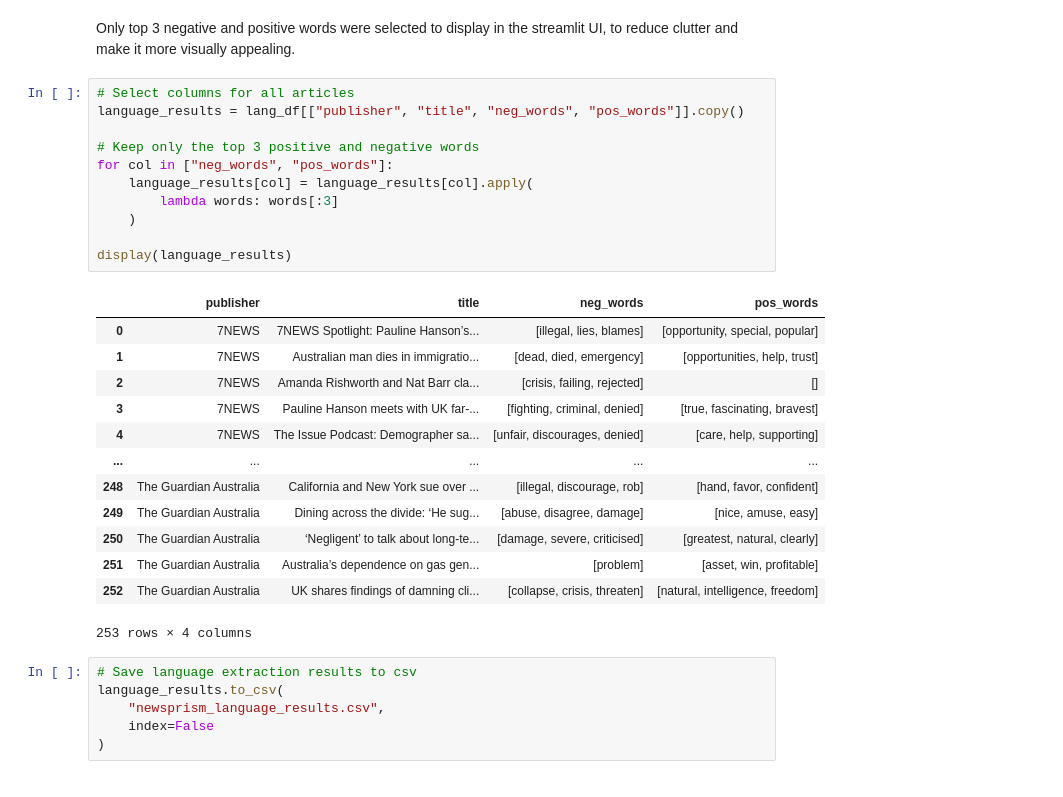
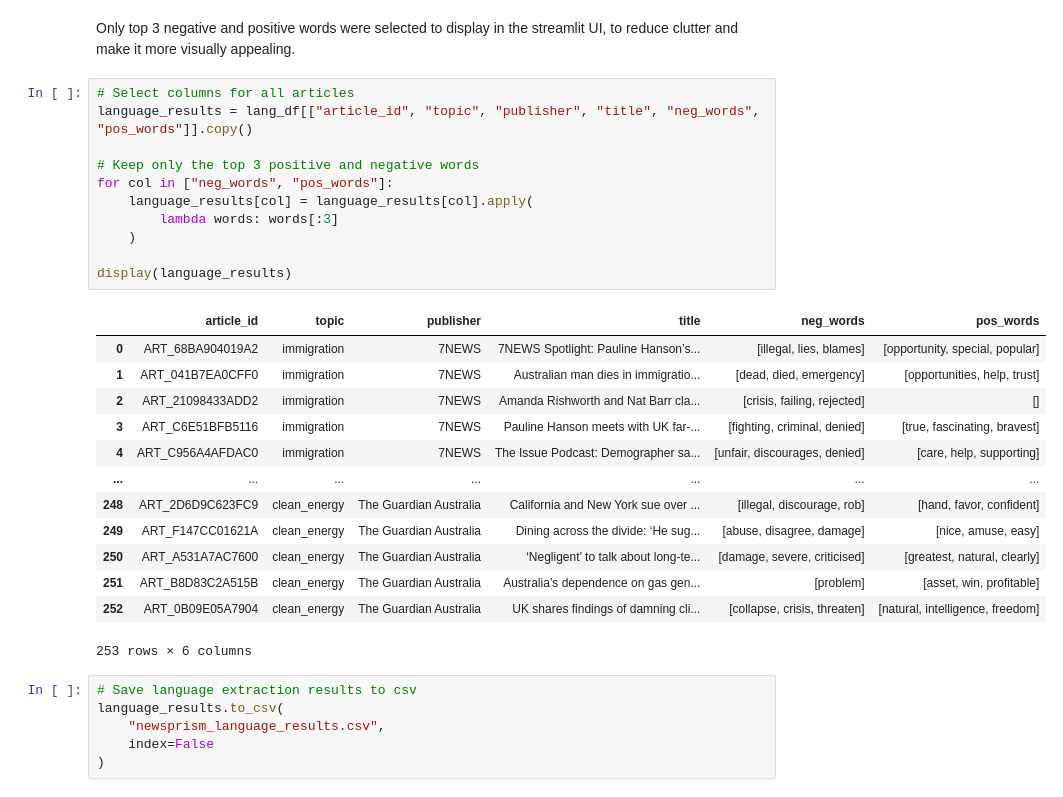
Before and after one commit to jessnxa/nlp_at2_newsprism, a Jupyter notebook: notebooks/03_sentiment_language/Sentiment_Analysis_FINAL.ipynb, the cells around one changed output. Drawn from its saved outputs; the diff is of its cells as text.

```diff
--- a/notebooks/03_sentiment_language/Sentiment_Analysis_FINAL.ipynb
+++ b/notebooks/03_sentiment_language/Sentiment_Analysis_FINAL.ipynb
@@ -497,29 +569,29 @@ lang_df[["publisher","title","neg_words","pos_words"]].sample(1, random_state=42
 Only top 3 negative and positive words were selected to display in the streamlit UI, to reduce clutter and make it more visually appealing.
 # %%
 # Select columns for all articles
-language_results = lang_df[["publisher", "title", "neg_words", "pos_words"]].copy()
+language_results = lang_df[["article_id", "topic", "publisher", "title", "neg_words", "pos_words"]].copy()
 
 # Keep only the top 3 positive and negative words
 for col in ["neg_words", "pos_words"]:
     language_results[col] = language_results[col].apply(
         lambda words: words[:3]
     )
 
 display(language_results)
 # %% [output]
-|  | publisher | title | neg_words | pos_words |
-| 0 | 7NEWS | 7NEWS Spotlight: Pauline Hanson’s... | [illegal, lies, blames] | [opportunity, special, popular] |
-| 1 | 7NEWS | Australian man dies in immigratio... | [dead, died, emergency] | [opportunities, help, trust] |
-| 2 | 7NEWS | Amanda Rishworth and Nat Barr cla... | [crisis, failing, rejected] | [] |
-| 3 | 7NEWS | Pauline Hanson meets with UK far-... | [fighting, criminal, denied] | [true, fascinating, bravest] |
-| 4 | 7NEWS | The Issue Podcast: Demographer sa... | [unfair, discourages, denied] | [care, help, supporting] |
-| ... | ... | ... | ... | ... |
-| 248 | The Guardian Australia | California and New York sue over ... | [illegal, discourage, rob] | [hand, favor, confident] |
-| 249 | The Guardian Australia | Dining across the divide: ‘He sug... | [abuse, disagree, damage] | [nice, amuse, easy] |
-| 250 | The Guardian Australia | ‘Negligent’ to talk about long-te... | [damage, severe, criticised] | [greatest, natural, clearly] |
-| 251 | The Guardian Australia | Australia’s dependence on gas gen... | [problem] | [asset, win, profitable] |
-| 252 | The Guardian Australia | UK shares findings of damning cli... | [collapse, crisis, threaten] | [natural, intelligence, freedom] |
+|  | article_id | topic | publisher | title | neg_words | pos_words |
+| 0 | ART_68BA904019A2 | immigration | 7NEWS | 7NEWS Spotlight: Pauline Hanson’s... | [illegal, lies, blames] | [opportunity, special, popular] |
+| 1 | ART_041B7EA0CFF0 | immigration | 7NEWS | Australian man dies in immigratio... | [dead, died, emergency] | [opportunities, help, trust] |
+| 2 | ART_21098433ADD2 | immigration | 7NEWS | Amanda Rishworth and Nat Barr cla... | [crisis, failing, rejected] | [] |
+| 3 | ART_C6E51BFB5116 | immigration | 7NEWS | Pauline Hanson meets with UK far-... | [fighting, criminal, denied] | [true, fascinating, bravest] |
+| 4 | ART_C956A4AFDAC0 | immigration | 7NEWS | The Issue Podcast: Demographer sa... | [unfair, discourages, denied] | [care, help, supporting] |
+| ... | ... | ... | ... | ... | ... | ... |
+| 248 | ART_2D6D9C623FC9 | clean_energy | The Guardian Australia | California and New York sue over ... | [illegal, discourage, rob] | [hand, favor, confident] |
+| 249 | ART_F147CC01621A | clean_energy | The Guardian Australia | Dining across the divide: ‘He sug... | [abuse, disagree, damage] | [nice, amuse, easy] |
+| 250 | ART_A531A7AC7600 | clean_energy | The Guardian Australia | ‘Negligent’ to talk about long-te... | [damage, severe, criticised] | [greatest, natural, clearly] |
+| 251 | ART_B8D83C2A515B | clean_energy | The Guardian Australia | Australia’s dependence on gas gen... | [problem] | [asset, win, profitable] |
+| 252 | ART_0B09E05A7904 | clean_energy | The Guardian Australia | UK shares findings of damning cli... | [collapse, crisis, threaten] | [natural, intelligence, freedom] |
-253 rows × 4 columns
+253 rows × 6 columns
 # %%
 # Save language extraction results to csv
 language_results.to_csv(
```
Also changed, not shown: parts of 4 cells of this notebook.
